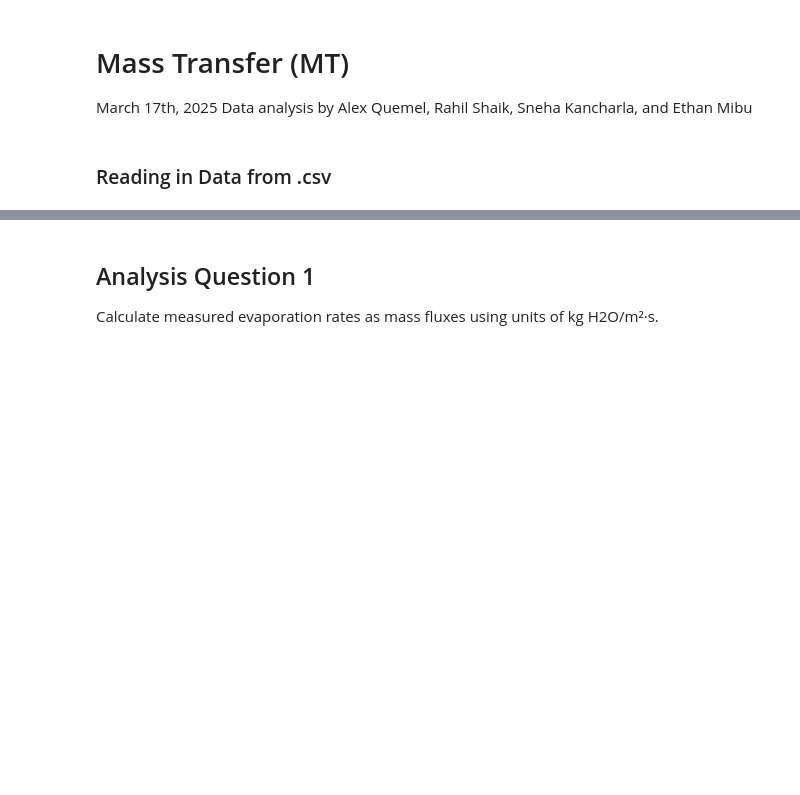
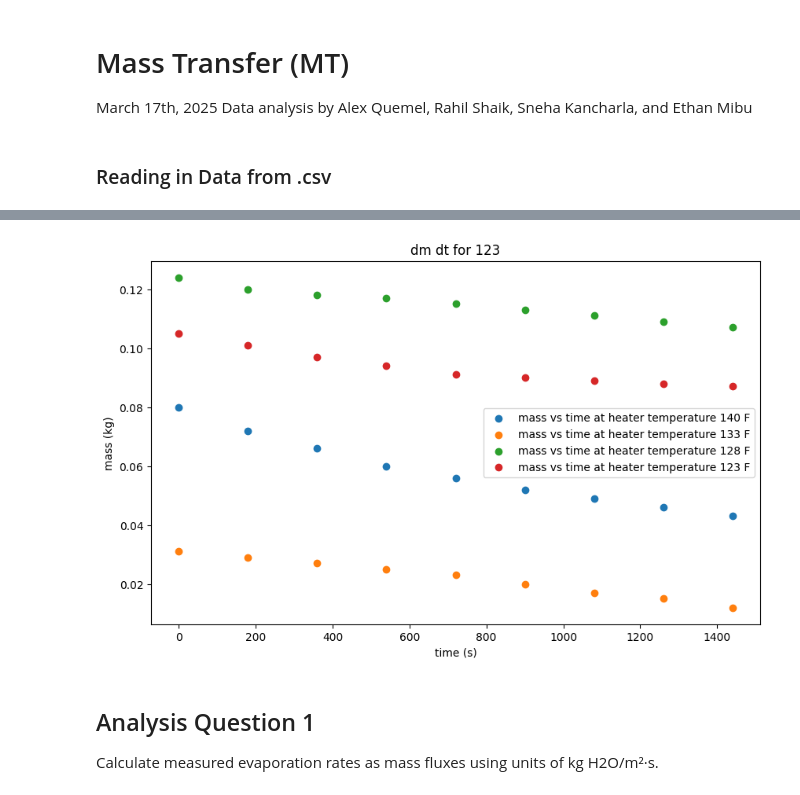
Before and after one commit to rahilisashaik/cbe154, a Jupyter notebook: mass-transfer/MT-data-analysis.ipynb, the cells around one changed output, grey strips where cells are left out. Cells and saved outputs as stored; diff of their text form; code cells hidden in the pictures; blank space fills up the shorter version.

```diff
--- a/mass-transfer/MT-data-analysis.ipynb
+++ b/mass-transfer/MT-data-analysis.ipynb
@@ -41,3 +69,14 @@ df_mass
+# %%
+plt.figure(figsize=(10,6))
+
+for temp in df_mass["temperature"].unique():
+    plt.scatter(df_mass.query("temperature == @temp")["time_sec"], df_mass.query("temperature == @temp")["mass_kg"], label=f"mass vs time at heater temperature {temp} F")
+    plt.title("dm dt for {}".format(temp))
+    plt.xlabel("time (s)")
+    plt.ylabel("mass (kg)")
+    plt.legend()
+# %% [output]
+[figure, added]
 # %% [markdown]
 ## Analysis Question 1
 Calculate measured evaporation rates as mass fluxes using units of kg H2O/m²·s.
```
Also changed, not shown: parts of 27 cells of this notebook, 2 other files.
